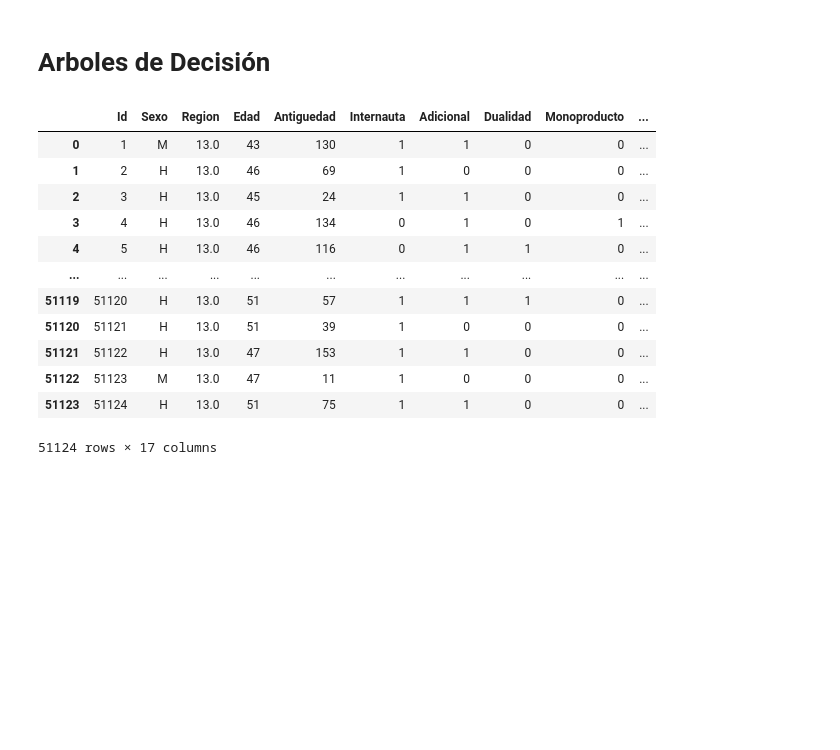
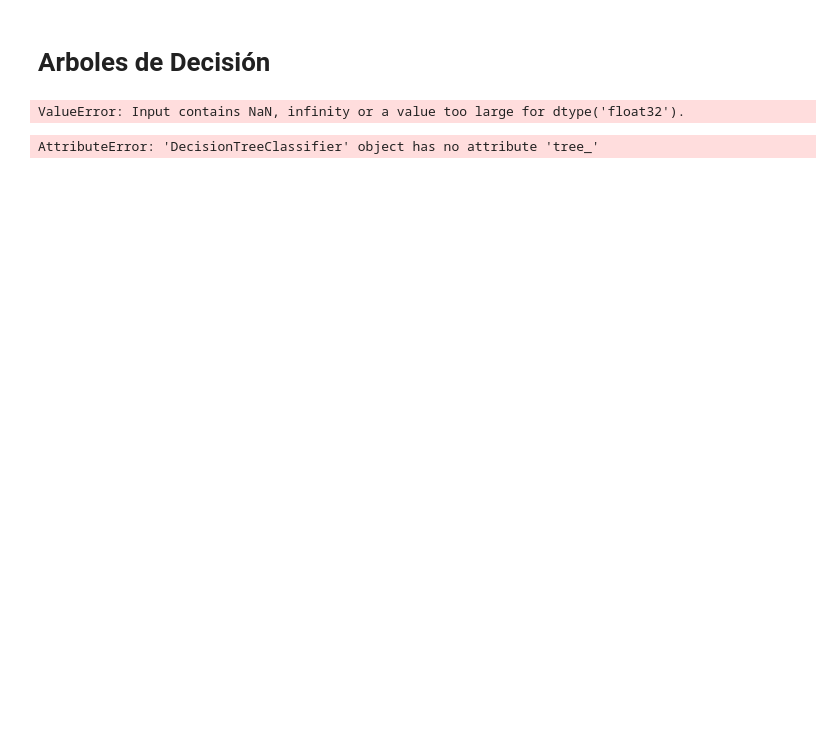
Before and after one commit to fate-9x/MachineLearning, a Jupyter notebook: Prueba_1.ipynb, the cells around one changed output. Cells and saved outputs as stored; diff of their text form; code cells hidden in the pictures; blank space fills up the shorter version.

Commit message:
DecisionThree_1

```diff
--- a/Prueba_1.ipynb
+++ b/Prueba_1.ipynb
@@ -252,38 +273,41 @@ Correlación de Searmanr entre Edad y Subsegmento: -0.6018046083816241
 [figure]
 # %% [markdown]
 # Arboles de Decisión
-# %%
-##
-
-
-X = df1_new.copy()
-
-X.drop(["Renta"], axis=1)
-# %% [output]
-|  | Id | Sexo | Region | Edad | Antiguedad | Internauta | Adicional | Dualidad | Monoproducto | ... |
-| 0 | 1 | M | 13.0 | 43 | 130 | 1 | 1 | 0 | 0 | ... |
-| 1 | 2 | H | 13.0 | 46 | 69 | 1 | 0 | 0 | 0 | ... |
-| 2 | 3 | H | 13.0 | 45 | 24 | 1 | 1 | 0 | 0 | ... |
-| 3 | 4 | H | 13.0 | 46 | 134 | 0 | 1 | 0 | 1 | ... |
-| 4 | 5 | H | 13.0 | 46 | 116 | 0 | 1 | 1 | 0 | ... |
-| ... | ... | ... | ... | ... | ... | ... | ... | ... | ... | ... |
-| 51119 | 51120 | H | 13.0 | 51 | 57 | 1 | 1 | 1 | 0 | ... |
-| 51120 | 51121 | H | 13.0 | 51 | 39 | 1 | 0 | 0 | 0 | ... |
-| 51121 | 51122 | H | 13.0 | 47 | 153 | 1 | 1 | 0 | 0 | ... |
-| 51122 | 51123 | M | 13.0 | 47 | 11 | 1 | 0 | 0 | 0 | ... |
-| 51123 | 51124 | H | 13.0 | 51 | 75 | 1 | 1 | 0 | 0 | ... |
-51124 rows × 17 columns
+# %%
+# Prepararemos los datos de entrenamiento y de pruebas
+# Se crea una copia del DataFrame
+X = df1_new.copy()
+
+# Se elimina la columna Subsegmento
+X.drop(["Subsegmento"], axis=1)
+
+# Se crea una Serie con la columna Subsegmento
+y = df1_new['Subsegmento']
+
+# Dividimos los datos en conjuntos de entrenamiento y prueba
+X_train, X_test, y_train, y_test = train_test_split(X, y, train_size=0.75, random_state=0)
 # %%
 # Crea un modelo de árbol de decisión Splitter
 
-clf = DecisionTreeClassifier(splitter='best')  # Usamos el criterio splitter 'best' para problemas de clasificación https://scikit-learn.org/stable/modules/generated/sklearn.tree.DecisionTreeClassifier.html
+clf = DecisionTreeClassifier(splitter='best')
 
 # Entrena el modelo en el conjunto de entrenamiento
-clf.fit(X_feat, y_feat)
+clf.fit(X_train, y_train)
 
 # Realiza predicciones en el conjunto de prueba
-y_pred = clf.predict(X_feat)
+y_pred = clf.predict(X_test)
 
 # Calcula la precisión del modelo
-accuracy = accuracy_score(y_feat, y_pred)
-print(f"Precisión del árbol de decisión : {accuracy}")
+accuracy = accuracy_score(y_test, y_pred)
+print(f"Precisión del árbol de decisión : {round(accuracy * 100, 2)}%")
+# %% [output]
+ValueError: Input contains NaN, infinity or a value too large for dtype('float32').
+# %%
+fig = plt.figure(figsize=(25, 20))
+
+tree.plot_tree(clf, feature_names=list(X.columns.values), class_names=(y.values), filled=True)
+
+plt.show()
+# %% [output]
+AttributeError: 'DecisionTreeClassifier' object has no attribute 'tree_'
+[figure, added]
```
Also changed, not shown: parts of 9 cells of this notebook.
